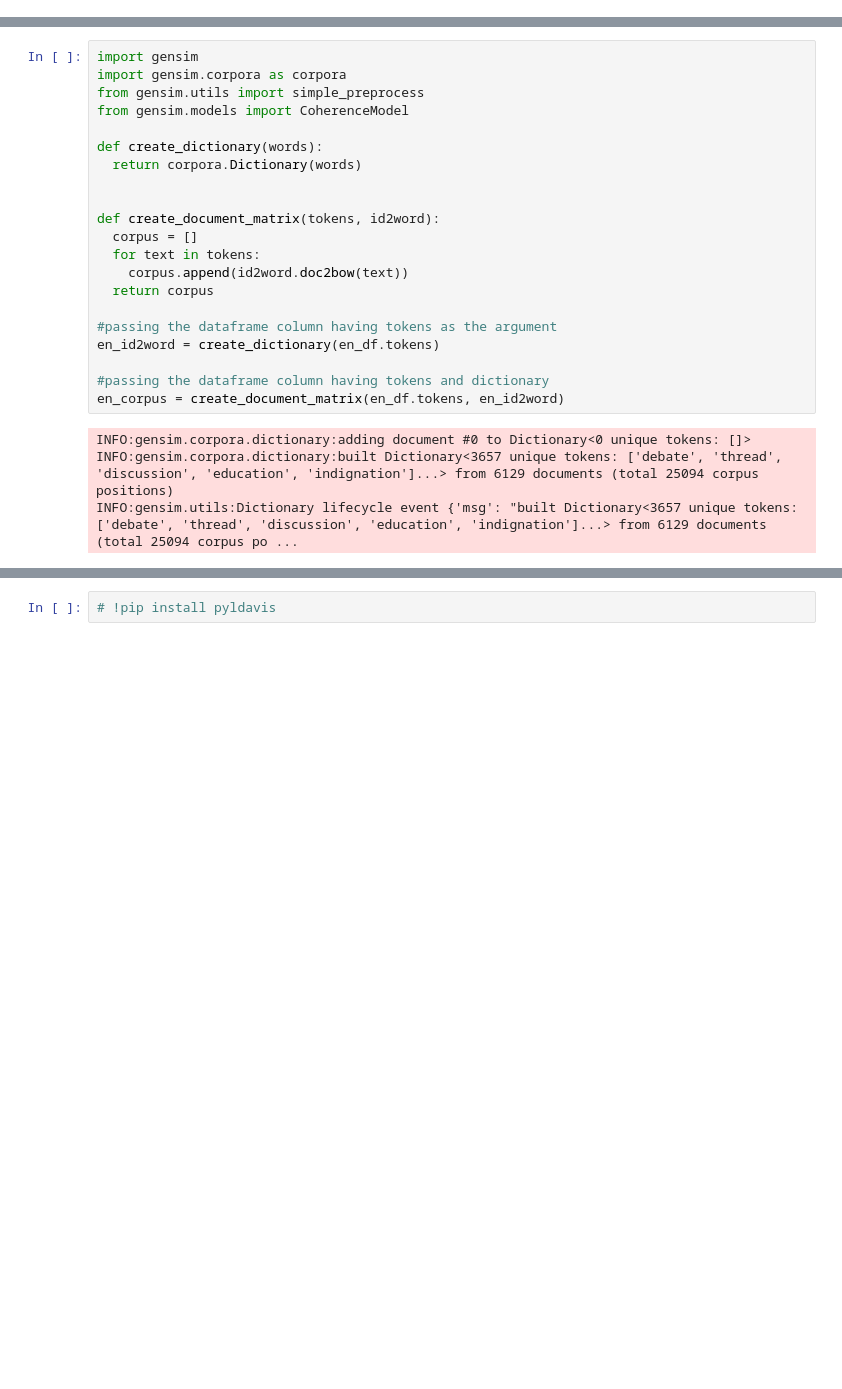
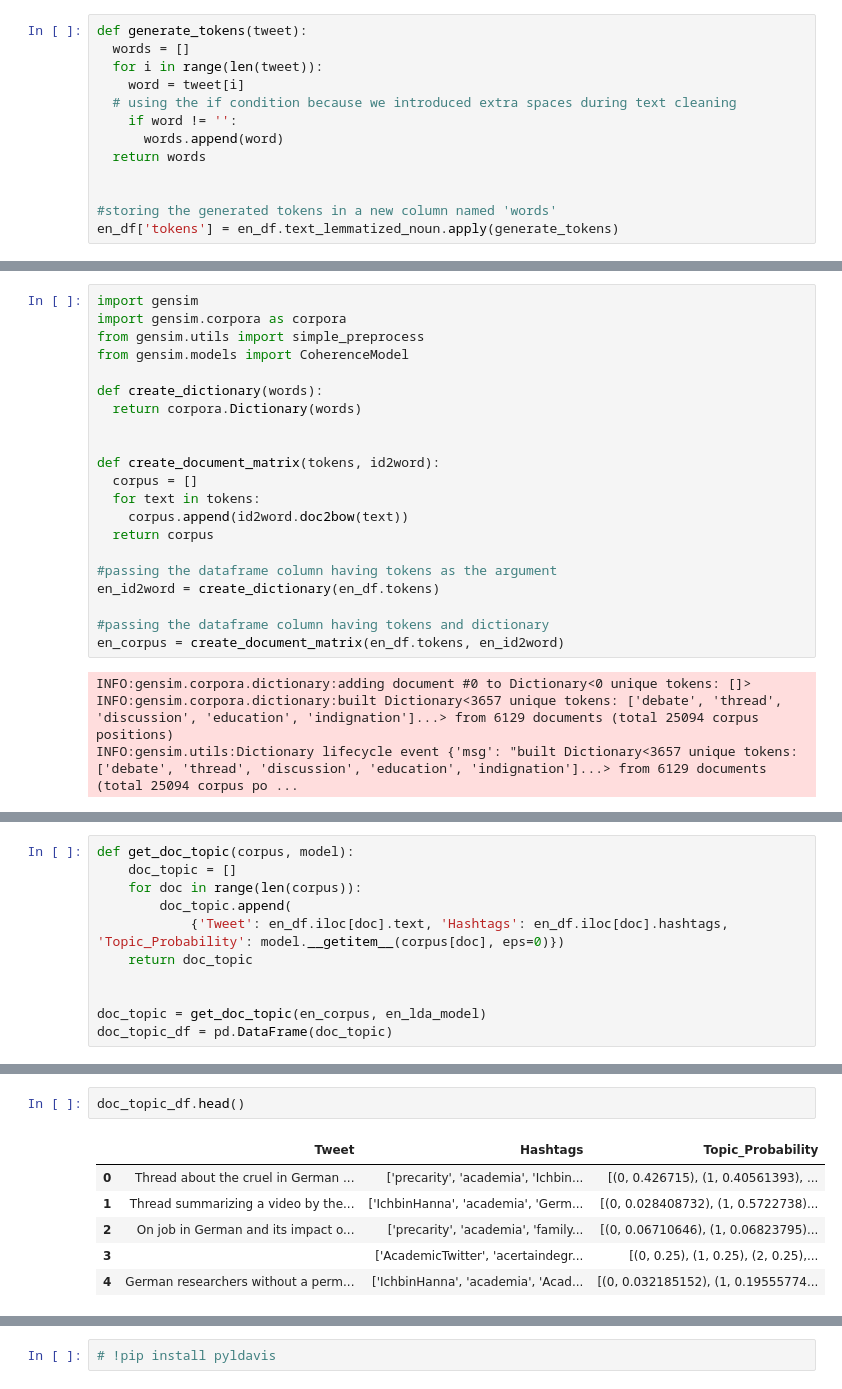
Before and after one commit to moinam/TweetAnalyzer, a Jupyter notebook: EN_CLuster_TopicModel_Moinam.ipynb, the cells around one changed output, grey strips where cells are left out. Saved outputs shown, nothing was run; the diff lists cells and outputs as text; blank space fills up the shorter version.

```diff
--- a/EN_CLuster_TopicModel_Moinam.ipynb
+++ b/EN_CLuster_TopicModel_Moinam.ipynb
@@ -452,3 +441,16 @@ plt.ylabel(' Log Likelihoods')
 plt.show()
 # %% [output]
 [figure]
+# %%
+def generate_tokens(tweet):
+  words = []
+  for i in range(len(tweet)):
+    word = tweet[i]
+  # using the if condition because we introduced extra spaces during text cleaning
+    if word != '':
+      words.append(word)
+  return words
+
+
+#storing the generated tokens in a new column named 'words'
+en_df['tokens'] = en_df.text_lemmatized_noun.apply(generate_tokens)
@@ -500,0 +509,11 @@ INFO:gensim.utils:LdaModel lifecycle event {'msg': 'trained LdaModel<num_terms=3
+# %%
+def get_doc_topic(corpus, model):
+    doc_topic = []
+    for doc in range(len(corpus)):
+        doc_topic.append(
+            {'Tweet': en_df.iloc[doc].text, 'Hashtags': en_df.iloc[doc].hashtags, 'Topic_Probability': model.__getitem__(corpus[doc], eps=0)})
+    return doc_topic
+
+
+doc_topic = get_doc_topic(en_corpus, en_lda_model)
+doc_topic_df = pd.DataFrame(doc_topic)
@@ -500,0 +566,9 @@ INFO:gensim.utils:LdaModel lifecycle event {'msg': 'trained LdaModel<num_terms=3
+# %%
+doc_topic_df.head()
+# %% [output]
+|  | Tweet | Hashtags | Topic_Probability |
+| 0 | Thread about the cruel in German ... | ['precarity', 'academia', 'Ichbin... | [(0, 0.426715), (1, 0.40561393), ... |
+| 1 | Thread summarizing a video by the... | ['IchbinHanna', 'academia', 'Germ... | [(0, 0.028408732), (1, 0.5722738)... |
+| 2 | On job in German and its impact o... | ['precarity', 'academia', 'family... | [(0, 0.06710646), (1, 0.06823795)... |
+| 3 |  | ['AcademicTwitter', 'acertaindegr... | [(0, 0.25), (1, 0.25), (2, 0.25),... |
+| 4 | German researchers without a perm... | ['IchbinHanna', 'academia', 'Acad... | [(0, 0.032185152), (1, 0.19555774... |
```
Also changed, not shown: parts of 14 cells of this notebook.
